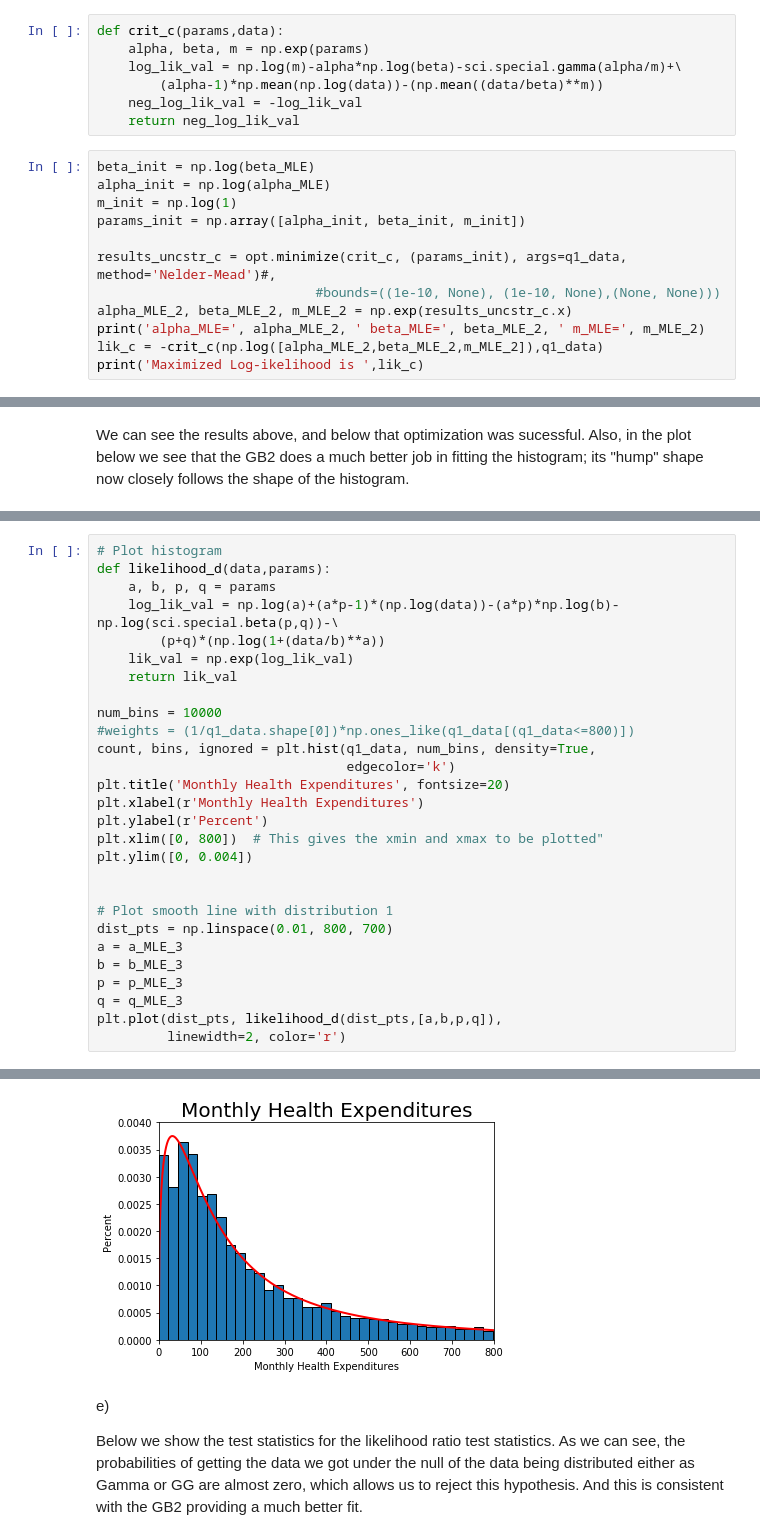
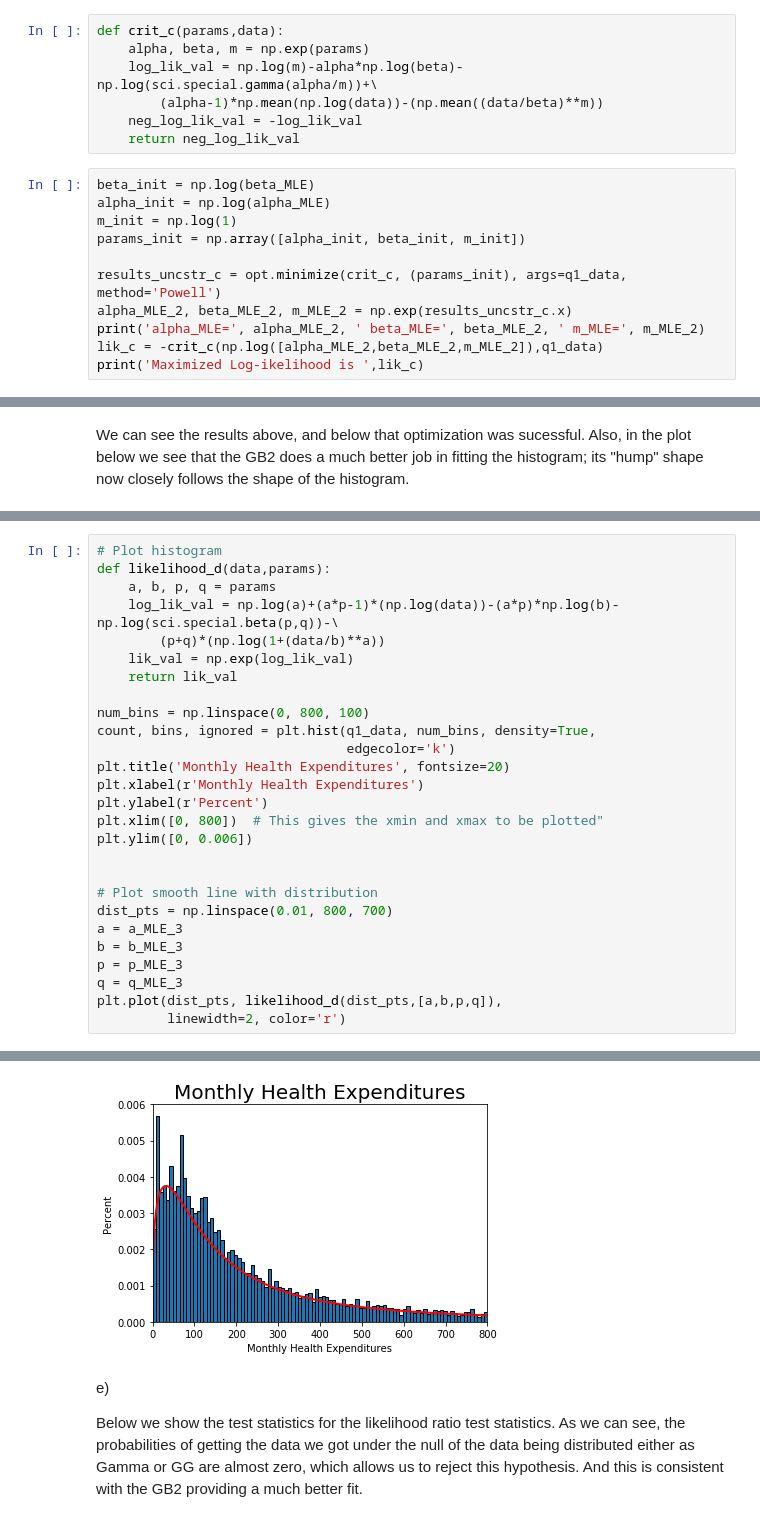
Before and after one commit to phalcantara/StructEst_W19, a Jupyter notebook: ProblemSets/PS2/PS2_Paulo_Ramos.ipynb, the cells around one changed output, grey strips where cells are left out. Drawn from its saved outputs; the diff is of its cells as text.

```diff
--- a/ProblemSets/PS2/PS2_Paulo_Ramos.ipynb
+++ b/ProblemSets/PS2/PS2_Paulo_Ramos.ipynb
@@ -141,7 +140,7 @@ Below we repeat a similar procedure as in (b), but now I constructed the pdf for
 # %%
 def crit_c(params,data):
     alpha, beta, m = np.exp(params)
-    log_lik_val = np.log(m)-alpha*np.log(beta)-sci.special.gamma(alpha/m)+\
+    log_lik_val = np.log(m)-alpha*np.log(beta)-np.log(sci.special.gamma(alpha/m))+\
         (alpha-1)*np.mean(np.log(data))-(np.mean((data/beta)**m))
     neg_log_lik_val = -log_lik_val
     return neg_log_lik_val
@@ -151,8 +150,7 @@ alpha_init = np.log(alpha_MLE)
 m_init = np.log(1)
 params_init = np.array([alpha_init, beta_init, m_init])
 
-results_uncstr_c = opt.minimize(crit_c, (params_init), args=q1_data, method='Nelder-Mead')#,
-                            #bounds=((1e-10, None), (1e-10, None),(None, None)))
+results_uncstr_c = opt.minimize(crit_c, (params_init), args=q1_data, method='Powell')
 alpha_MLE_2, beta_MLE_2, m_MLE_2 = np.exp(results_uncstr_c.x)
 print('alpha_MLE=', alpha_MLE_2, ' beta_MLE=', beta_MLE_2, ' m_MLE=', m_MLE_2)
 lik_c = -crit_c(np.log([alpha_MLE_2,beta_MLE_2,m_MLE_2]),q1_data)
@@ -254,34 +249,33 @@ results_uncstr_d
 # %%
 # Plot histogram
 def likelihood_d(data,params):
     a, b, p, q = params
     log_lik_val = np.log(a)+(a*p-1)*(np.log(data))-(a*p)*np.log(b)-np.log(sci.special.beta(p,q))-\
         (p+q)*(np.log(1+(data/b)**a))
     lik_val = np.exp(log_lik_val)
     return lik_val
 
-num_bins = 10000
-#weights = (1/q1_data.shape[0])*np.ones_like(q1_data[(q1_data<=800)])
+num_bins = np.linspace(0, 800, 100)
 count, bins, ignored = plt.hist(q1_data, num_bins, density=True,
                                 edgecolor='k')
 plt.title('Monthly Health Expenditures', fontsize=20)
 plt.xlabel(r'Monthly Health Expenditures')
 plt.ylabel(r'Percent')
 plt.xlim([0, 800])  # This gives the xmin and xmax to be plotted"
-plt.ylim([0, 0.004])
+plt.ylim([0, 0.006])
 
 
-# Plot smooth line with distribution 1
+# Plot smooth line with distribution
 dist_pts = np.linspace(0.01, 800, 700)
 a = a_MLE_3
 b = b_MLE_3
 p = p_MLE_3
 q = q_MLE_3
 plt.plot(dist_pts, likelihood_d(dist_pts,[a,b,p,q]),
          linewidth=2, color='r')
 # %% [output]
 [<matplotlib.lines.Line2D at 0x...>]
-[figure, old version]
+[figure, new version]
 # %% [markdown]
 e)
 
```
Also changed, not shown: parts of 12 cells of this notebook.
